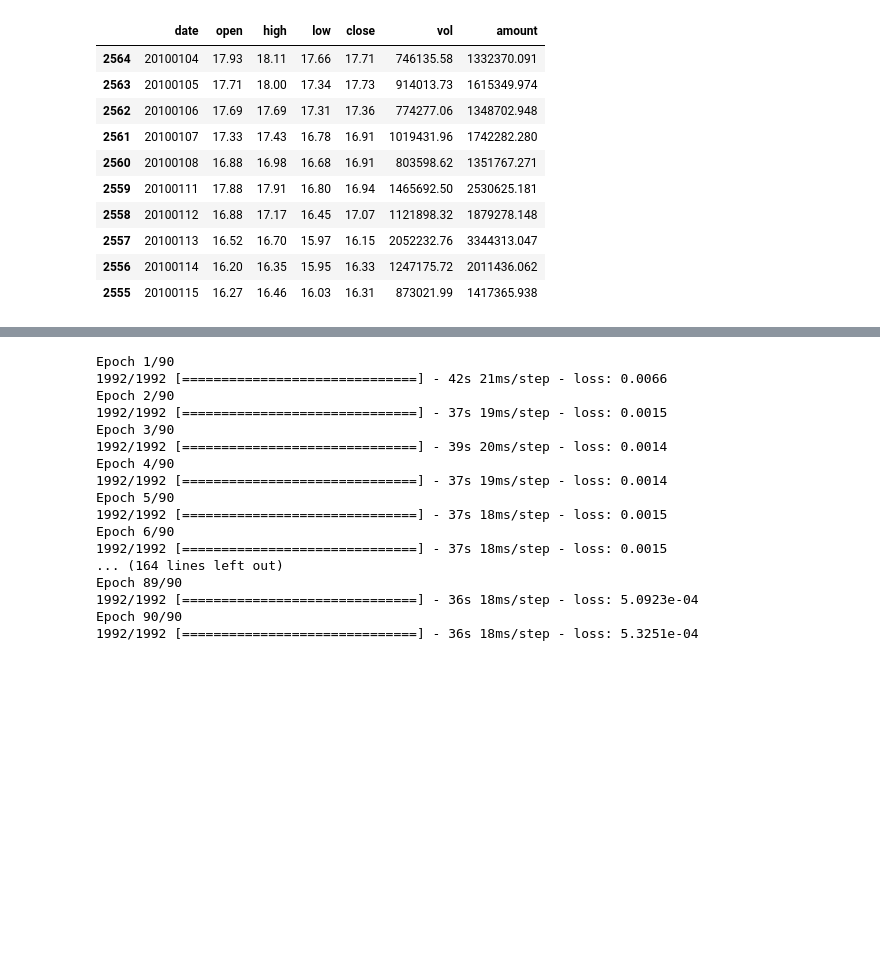
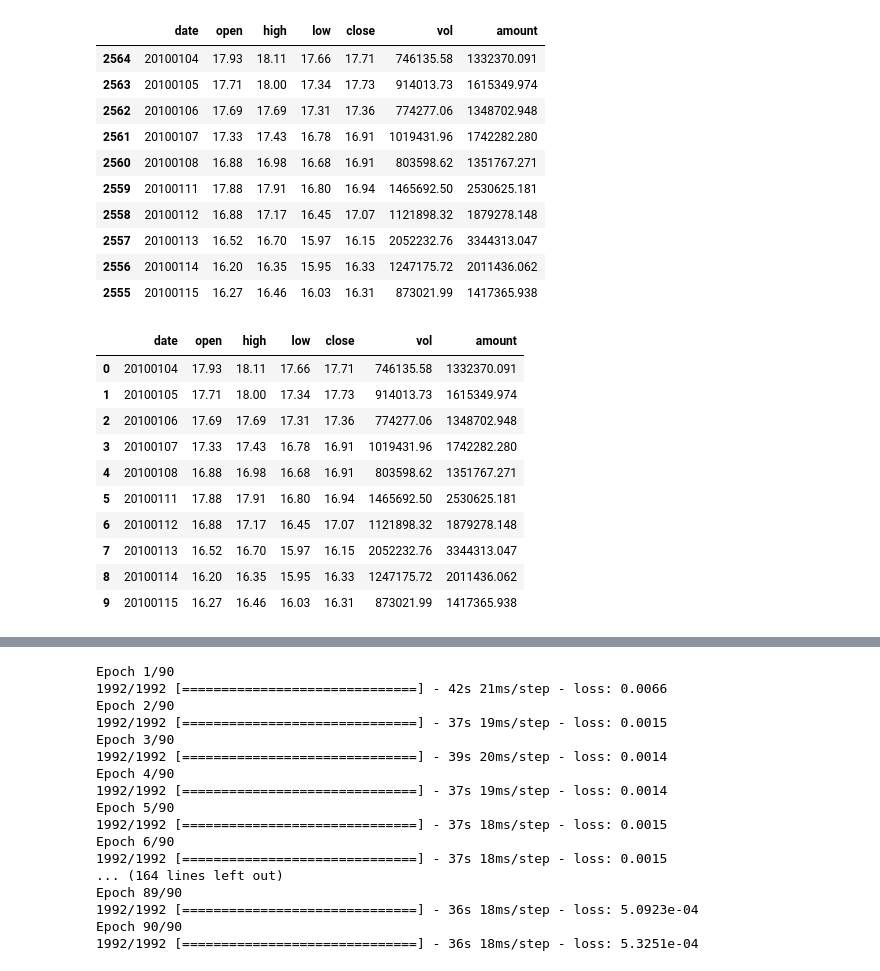
Before and after one commit to zxhx/DSND_capstone_project_investment-and-trading, a Jupyter notebook: Investment_and_Trading_LSTM.ipynb, the cells around one changed output, grey strips where cells are left out. Saved outputs shown, nothing was run; the diff lists cells and outputs as text; code cells hidden in the pictures; blank space fills up the shorter version.

```diff
--- a/Investment_and_Trading_LSTM.ipynb
+++ b/Investment_and_Trading_LSTM.ipynb
@@ -63,0 +61,16 @@ df = df.dropna()
+# %%
+# reindex and show head 10 rows
+df = df.reset_index(drop=True)
+df.head(10)
+# %% [output]
+|  | date | open | high | low | close | vol | amount |
+| 0 | 20100104 | 17.93 | 18.11 | 17.66 | 17.71 | 746135.58 | 1332370.091 |
+| 1 | 20100105 | 17.71 | 18.00 | 17.34 | 17.73 | 914013.73 | 1615349.974 |
+| 2 | 20100106 | 17.69 | 17.69 | 17.31 | 17.36 | 774277.06 | 1348702.948 |
+| 3 | 20100107 | 17.33 | 17.43 | 16.78 | 16.91 | 1019431.96 | 1742282.280 |
+| 4 | 20100108 | 16.88 | 16.98 | 16.68 | 16.91 | 803598.62 | 1351767.271 |
+| 5 | 20100111 | 17.88 | 17.91 | 16.80 | 16.94 | 1465692.50 | 2530625.181 |
+| 6 | 20100112 | 16.88 | 17.17 | 16.45 | 17.07 | 1121898.32 | 1879278.148 |
+| 7 | 20100113 | 16.52 | 16.70 | 15.97 | 16.15 | 2052232.76 | 3344313.047 |
+| 8 | 20100114 | 16.20 | 16.35 | 15.95 | 16.33 | 1247175.72 | 2011436.062 |
+| 9 | 20100115 | 16.27 | 16.46 | 16.03 | 16.31 | 873021.99 | 1417365.938 |
```
Also changed, not shown: parts of 4 cells of this notebook, 2 other files.
